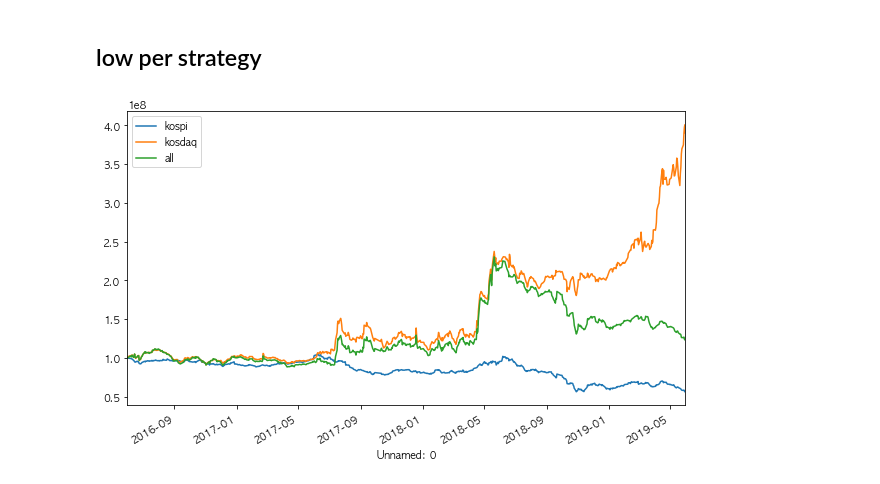
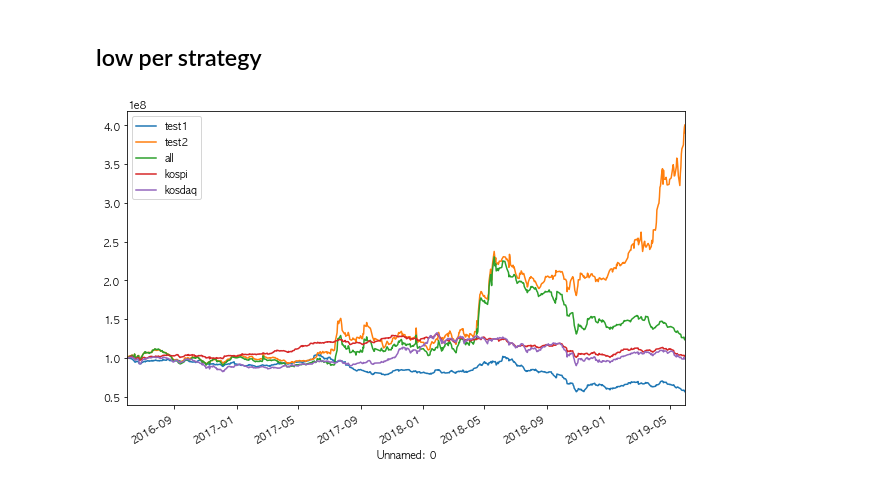
Before and after one commit to neosuperprogrammer/Quant, a Jupyter notebook: neo_strategy_1.ipynb, the cells around one changed output. Drawn from its saved outputs; the diff is of its cells as text; code cells hidden in the pictures.

```diff
--- a/neo_strategy_1.ipynb
+++ b/neo_strategy_1.ipynb
@@ -1017,7 +1020,7 @@ my_portfolio = ['동국제강', '포스코','현대건설','GS건설','한국조
 my_portfolio_code_list = ['A001230','A005490','A000720','A006360','A009540','A010060','A006800','A016360','A010140','A039490','A051910']
 
 # default loading
-# companies, prices, fs_df, fr_df, iv_df = load_all_data()
+# companies, fs_df, fr_df, iv_df, prices = load_all_data()
 
 ########################## Basic API ################################
 
@@ -1129,6 +1132,9 @@ def get_price_over_list(company_code_list, min_price = 0, check_month=None):
 
 ########################## Strategy API ################################
 
+def low_per(index_date, num=None):
+    return _low_per(iv_df, index_date, num)
+
 def show_business_trend(year_duration=1):
     _show_business_trend(companies, prices, year_duration)
 
@@ -1170,7 +1176,7 @@ def low_per_backtest(start_date='2016-6', end_date=None, stock_num=6, min_price=
             this_term_end = str(temp+1) + '-' + end_month
 
         strategy_date = get_strategy_date(this_term_start)
-        per = low_per(iv_df, strategy_date, None)
+        per = _low_per(iv_df, strategy_date, None)
 
         temp_index = price_df[this_term_start].iloc[0].dropna().index
         final_index = intersection(per.index, temp_index)
@@ -1204,12 +1227,16 @@ companies, prices, fs_df, fr_df, iv_df = load_all_data()
 # %%
 total_df1 = low_per_backtest(start_date='2016-6', end_date=None, stock_num=6, min_price=5000, division='kospi', initial_money=100000000)
 total_df2 = low_per_backtest(start_date='2016-6', end_date=None, stock_num=6, min_price=0, division='kosdaq', initial_money=100000000)
 total_df3 = low_per_backtest(start_date='2016-6', end_date=None, stock_num=6, min_price=0, division=None, initial_money=100000000)
+kospi = backtest_with_code_list(['KOSPI'], total_df1.iloc[0].name, total_df1.iloc[-1].name)
+kosdaq = backtest_with_code_list(['KOSDAQ'], total_df1.iloc[0].name, total_df1.iloc[-1].name)
 plt.figure(figsize=(10, 6))
-total_df1['total_portfolio'].plot(label='kospi')
-total_df2['total_portfolio'].plot(label='kosdaq')
+total_df1['total_portfolio'].plot(label='test1')
+total_df2['total_portfolio'].plot(label='test2')
 total_df3['total_portfolio'].plot(label='all')
+kospi['total_portfolio'].plot(label='kospi')
+kosdaq['total_portfolio'].plot(label='kosdaq')
 plt.legend()
 plt.show()
 # %% [output]
-[figure, old version]
+[figure, new version]
```
Also changed, not shown: parts of 4 cells of this notebook, 5 other files.
